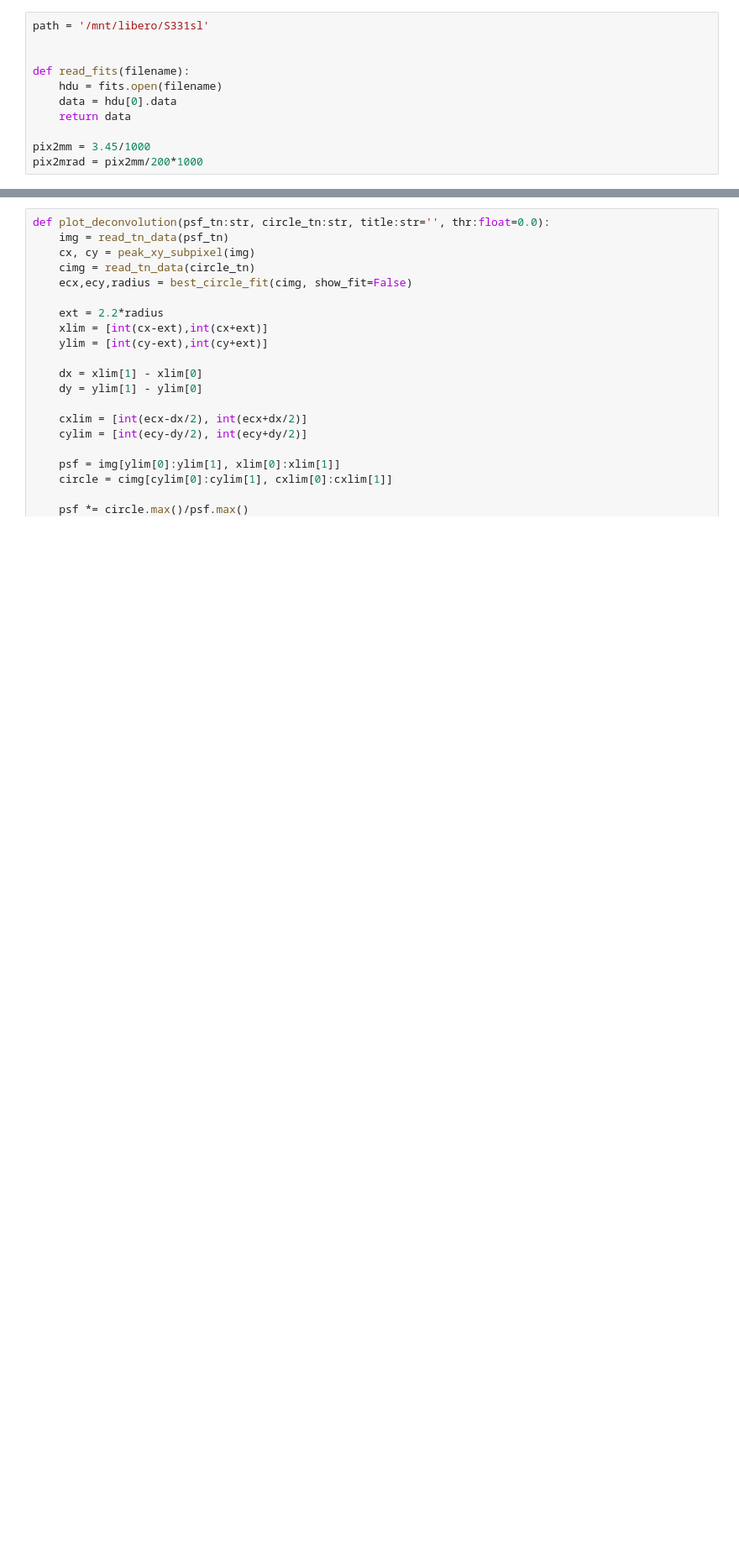
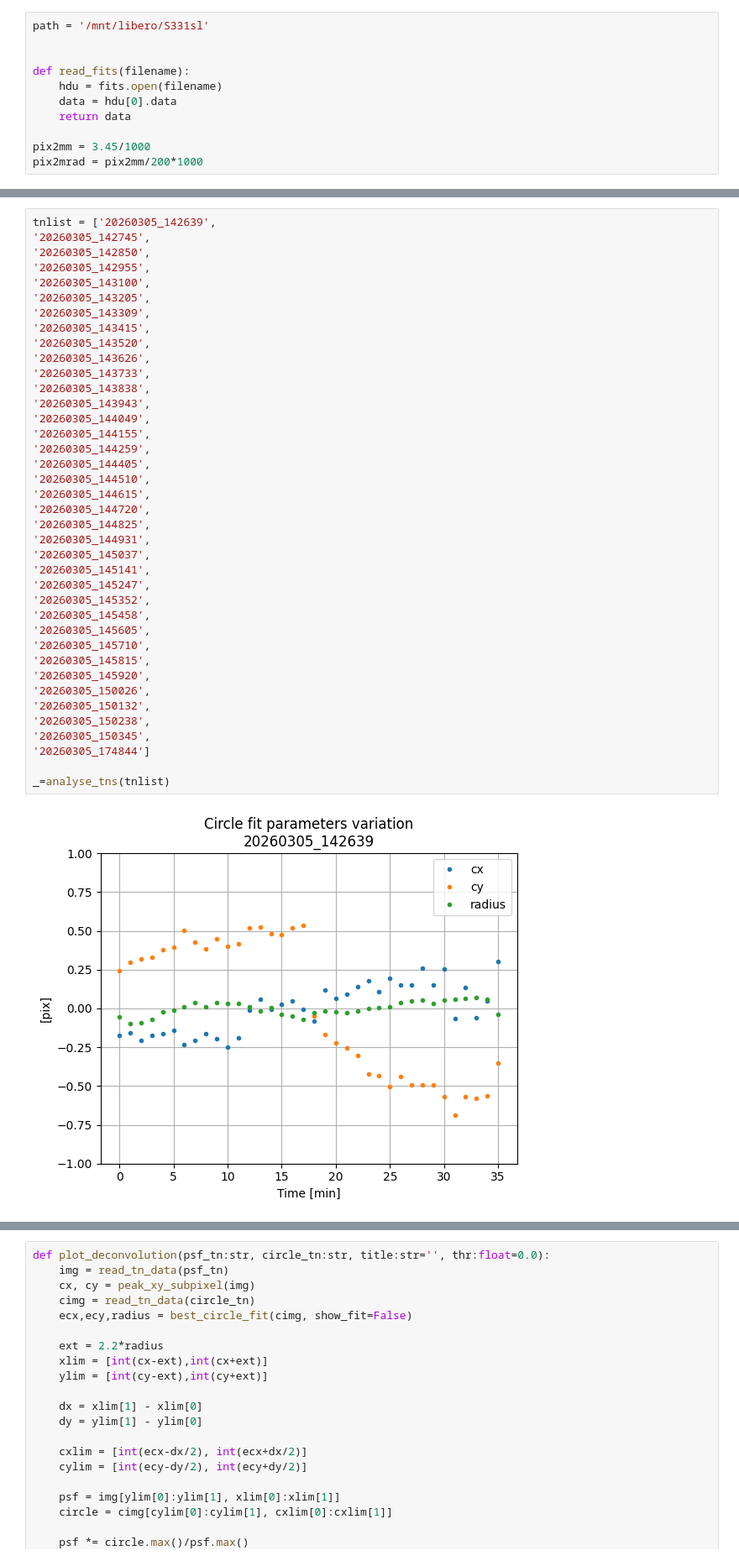
Before and after one commit to runabriguglio/SPLATT, a Jupyter notebook: splattsw/JupyterNotebooks/scratchPiezoCircleFit.ipynb, the cells around one changed output, grey strips where cells are left out. Shown at 84% size. Cells and saved outputs as stored; diff of their text form; blank space fills up the shorter version.

```diff
--- a/splattsw/JupyterNotebooks/scratchPiezoCircleFit.ipynb
+++ b/splattsw/JupyterNotebooks/scratchPiezoCircleFit.ipynb
@@ -920,0 +921,41 @@ _= analyse_tns(tn_list=tnlist3kHzOL2)
+# %%
+tnlist = ['20260305_142639',
+'20260305_142745',
+'20260305_142850',
+'20260305_142955',
+'20260305_143100',
+'20260305_143205',
+'20260305_143309',
+'20260305_143415',
+'20260305_143520',
+'20260305_143626',
+'20260305_143733',
+'20260305_143838',
+'20260305_143943',
+'20260305_144049',
+'20260305_144155',
+'20260305_144259',
+'20260305_144405',
+'20260305_144510',
+'20260305_144615',
+'20260305_144720',
+'20260305_144825',
+'20260305_144931',
+'20260305_145037',
+'20260305_145141',
+'20260305_145247',
+'20260305_145352',
+'20260305_145458',
+'20260305_145605',
+'20260305_145710',
+'20260305_145815',
+'20260305_145920',
+'20260305_150026',
+'20260305_150132',
+'20260305_150238',
+'20260305_150345',
+'20260305_174844']
+
+_=analyse_tns(tnlist)
+# %% [output]
+[figure, added]
```
Also changed, not shown: parts of 8 cells of this notebook, 2 other files.
